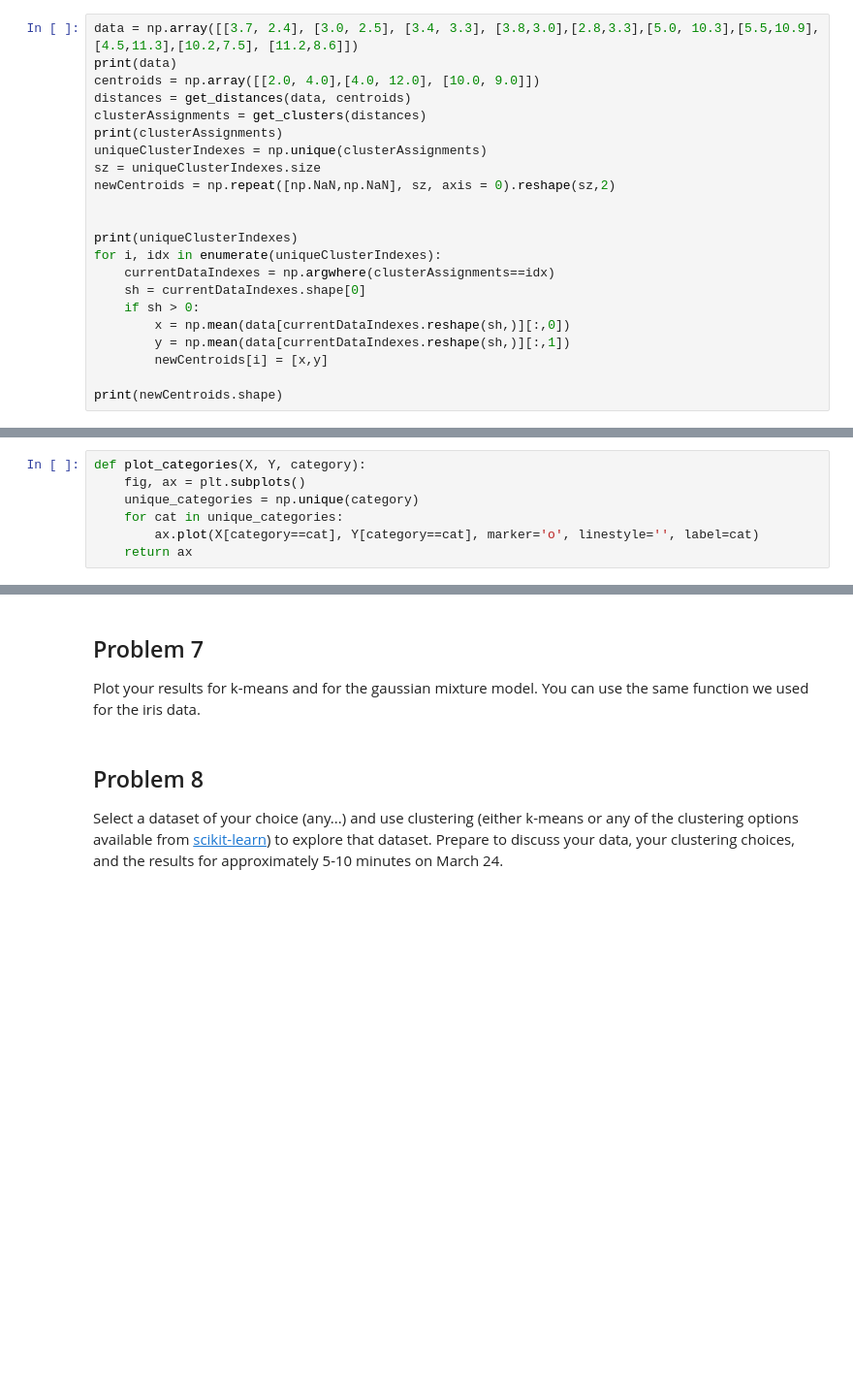
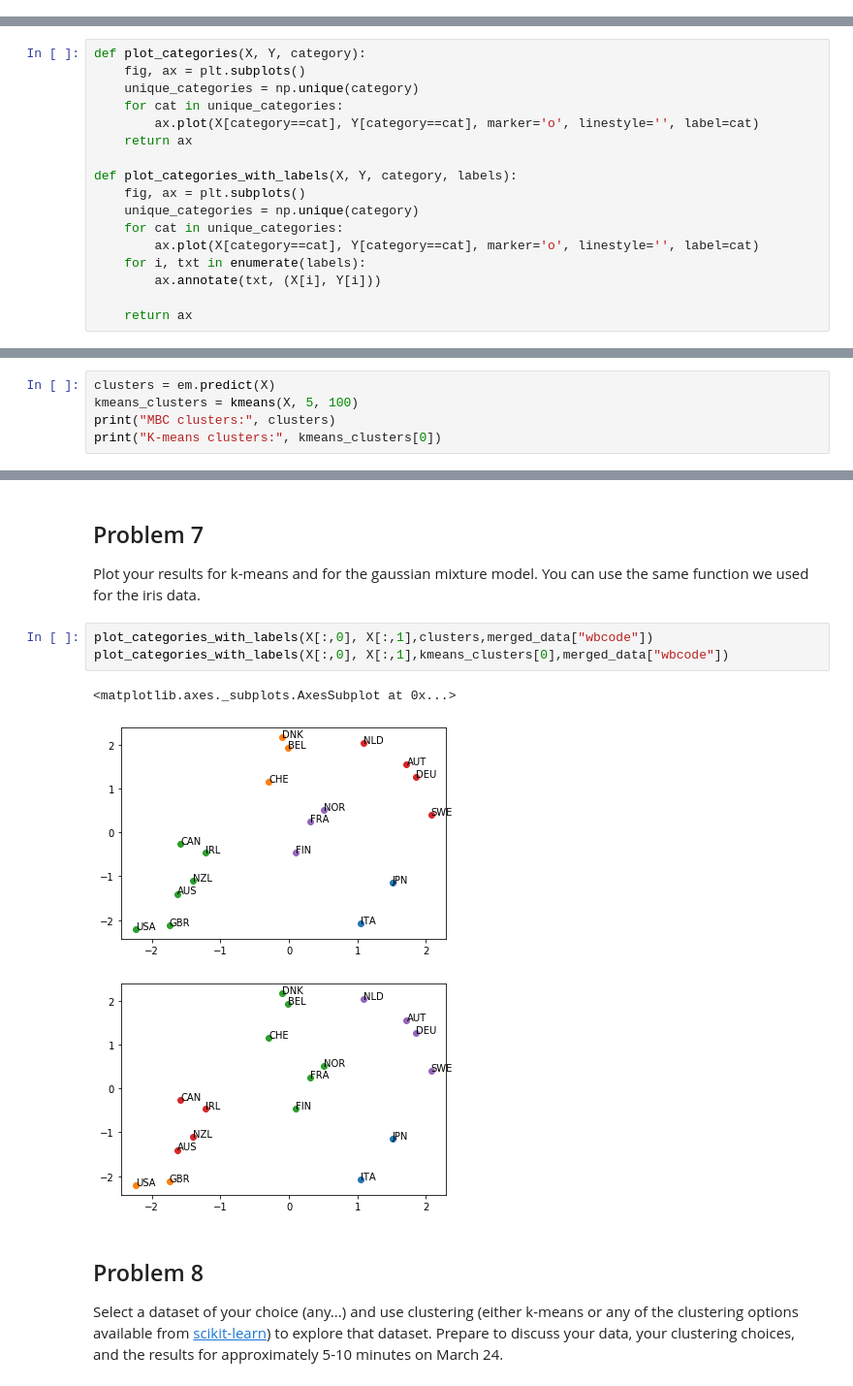
Before and after one commit to jyoung67/data-science, a Jupyter notebook: k-Means.ipynb, the cells around one changed output, grey strips where cells are left out. Shown at 97% size. Drawn from its saved outputs; the diff is of its cells as text; blank space fills up the shorter version.

```diff
--- a/k-Means.ipynb
+++ b/k-Means.ipynb
@@ -197,22 +160,0 @@ array([[ 7.65765602, -8.93976053],
-# %%
-data = np.array([[3.7, 2.4], [3.0, 2.5], [3.4, 3.3], [3.8,3.0],[2.8,3.3],[5.0, 10.3],[5.5,10.9],[4.5,11.3],[10.2,7.5], [11.2,8.6]])
-print(data)
-centroids = np.array([[2.0, 4.0],[4.0, 12.0], [10.0, 9.0]])
-distances = get_distances(data, centroids)
-clusterAssignments = get_clusters(distances)
-print(clusterAssignments)
-uniqueClusterIndexes = np.unique(clusterAssignments)
-sz = uniqueClusterIndexes.size
-newCentroids = np.repeat([np.NaN,np.NaN], sz, axis = 0).reshape(sz,2)
-
-
-print(uniqueClusterIndexes)
-for i, idx in enumerate(uniqueClusterIndexes):
-    currentDataIndexes = np.argwhere(clusterAssignments==idx)
-    sh = currentDataIndexes.shape[0]
-    if sh > 0:
-        x = np.mean(data[currentDataIndexes.reshape(sh,)][:,0])
-        y = np.mean(data[currentDataIndexes.reshape(sh,)][:,1])
-        newCentroids[i] = [x,y]
-
-print(newCentroids.shape)
@@ -250,6 +169,16 @@ def plot_categories(X, Y, category):
     for cat in unique_categories:
         ax.plot(X[category==cat], Y[category==cat], marker='o', linestyle='', label=cat)
     return ax
+
+def plot_categories_with_labels(X, Y, category, labels):
+    fig, ax = plt.subplots()
+    unique_categories = np.unique(category)
+    for cat in unique_categories:
+        ax.plot(X[category==cat], Y[category==cat], marker='o', linestyle='', label=cat)
+    for i, txt in enumerate(labels):
+        ax.annotate(txt, (X[i], Y[i]))
+
+    return ax
 # %% [markdown]
 Now, we will read the Iris dataset and use just the `PetalLength` and `PetalWidth` features (columns). Below, I have provided code to plot these two features.
 # %%
@@ -322,3 +317,8 @@ Now, use both your k-means implementation and sklearn's `GaussianMixture` to rep
 ## Problem 6
 
 Now that you've estimated a Gaussian Mixture model, you will need to make predictions for each datapoint. That is, predict the cluster that every datapoint belongs to. You can use the `.predict(...)` method of your Gaussian Mixture object to do so. See the documentation if it is unclear.
+# %%
+clusters = em.predict(X)
+kmeans_clusters = kmeans(X, 5, 100)
+print("MBC clusters:", clusters)
+print("K-means clusters:", kmeans_clusters[0])
@@ -326,6 +335,13 @@ Now that you've estimated a Gaussian Mixture model, you will need to make predic
 ## Problem 7
 
 Plot your results for k-means and for the gaussian mixture model. You can use the same function we used for the iris data.
+# %%
+plot_categories_with_labels(X[:,0], X[:,1],clusters,merged_data["wbcode"])
+plot_categories_with_labels(X[:,0], X[:,1],kmeans_clusters[0],merged_data["wbcode"])
+# %% [output]
+<matplotlib.axes._subplots.AxesSubplot at 0x...>
+[figure, added]
+[figure, added]
 # %% [markdown]
 ## Problem 8
 
```
Also changed, not shown: parts of 15 cells of this notebook, 1 other file.
